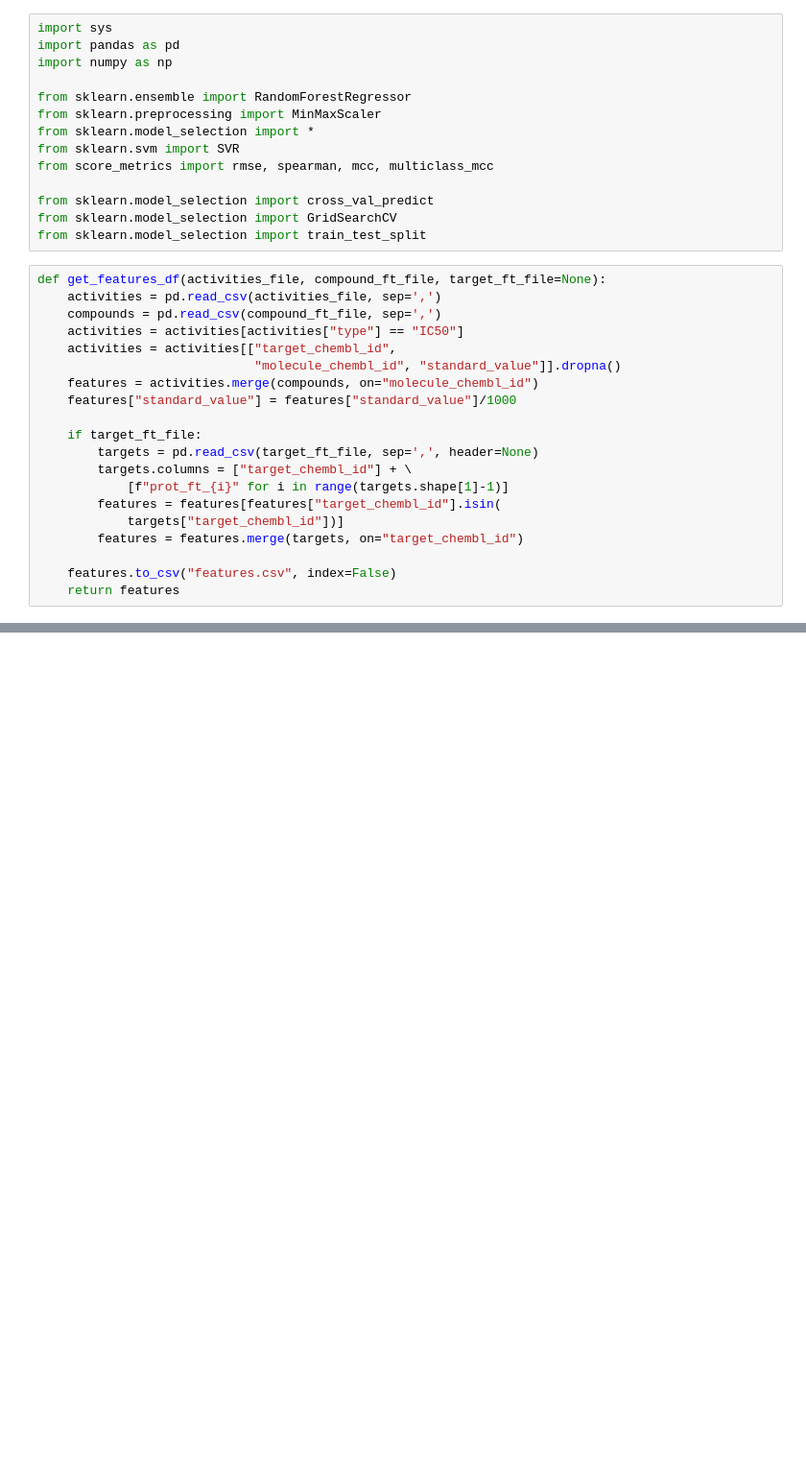
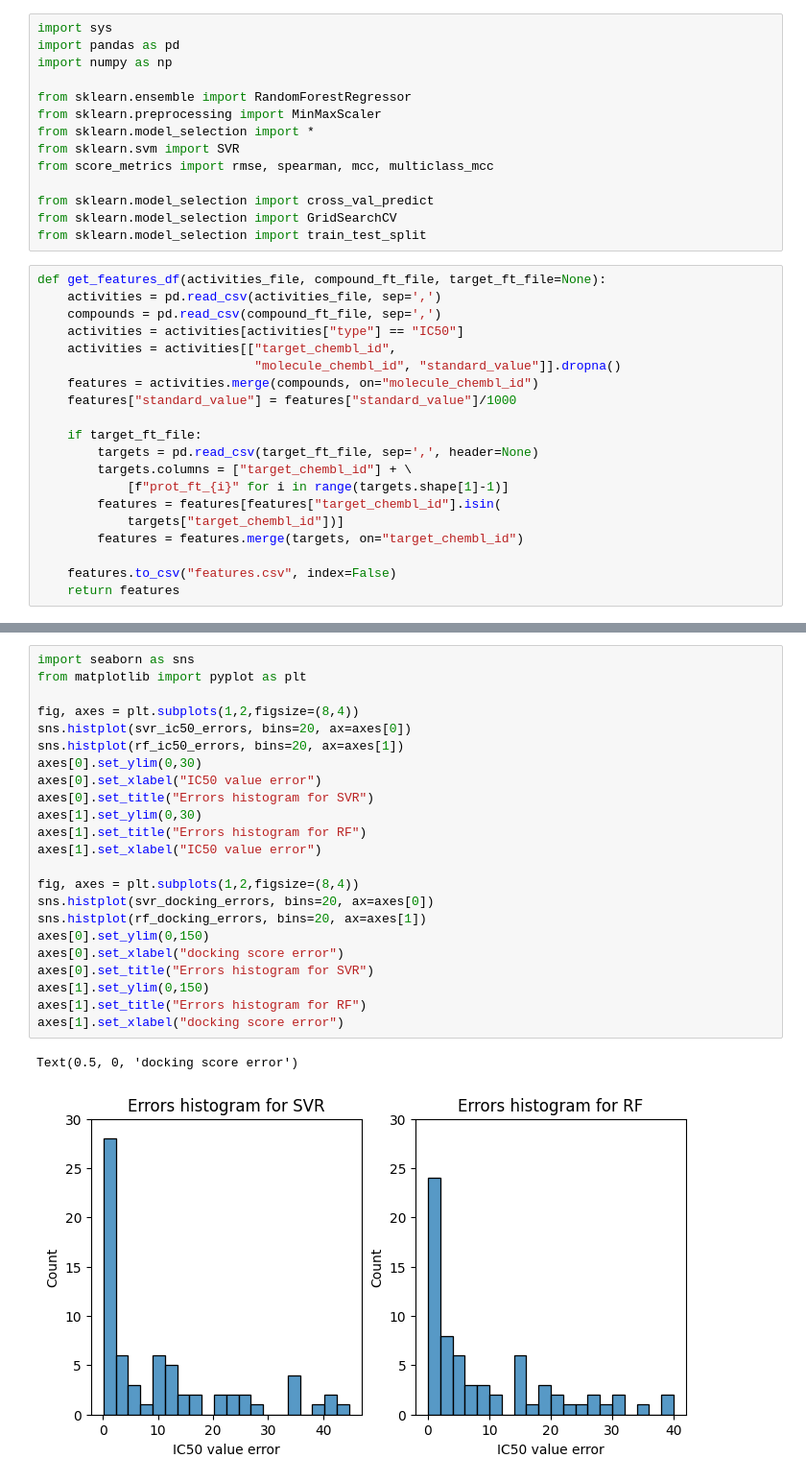
Before and after one commit to jakubguzek/nsp13-inhibitors-identification, a Jupyter notebook: model/model.ipynb, the cells around one changed output, grey strips where cells are left out. Shown: that part at 96% size. Drawn from its saved outputs; the diff is of its cells as text; blank space fills up the shorter version.

Commit message:
add models for docking

```diff
--- a/model/model.ipynb
+++ b/model/model.ipynb
@@ -139,0 +231,26 @@ RMSE: 29.56155116161014, Spearman: 0.5411073098706053, MCC: 0.49236596391733095
+# %%
+import seaborn as sns
+from matplotlib import pyplot as plt
+
+fig, axes = plt.subplots(1,2,figsize=(8,4))
+sns.histplot(svr_ic50_errors, bins=20, ax=axes[0])
+sns.histplot(rf_ic50_errors, bins=20, ax=axes[1])
+axes[0].set_ylim(0,30)
+axes[0].set_xlabel("IC50 value error")
+axes[0].set_title("Errors histogram for SVR")
+axes[1].set_ylim(0,30)
+axes[1].set_title("Errors histogram for RF")
+axes[1].set_xlabel("IC50 value error")
+
+fig, axes = plt.subplots(1,2,figsize=(8,4))
+sns.histplot(svr_docking_errors, bins=20, ax=axes[0])
+sns.histplot(rf_docking_errors, bins=20, ax=axes[1])
+axes[0].set_ylim(0,150)
+axes[0].set_xlabel("docking score error")
+axes[0].set_title("Errors histogram for SVR")
+axes[1].set_ylim(0,150)
+axes[1].set_title("Errors histogram for RF")
+axes[1].set_xlabel("docking score error")
+# %% [output]
+Text(0.5, 0, 'docking score error')
+[figure, added]
```
Also changed, not shown: parts of 10 cells of this notebook, 3 other files.
